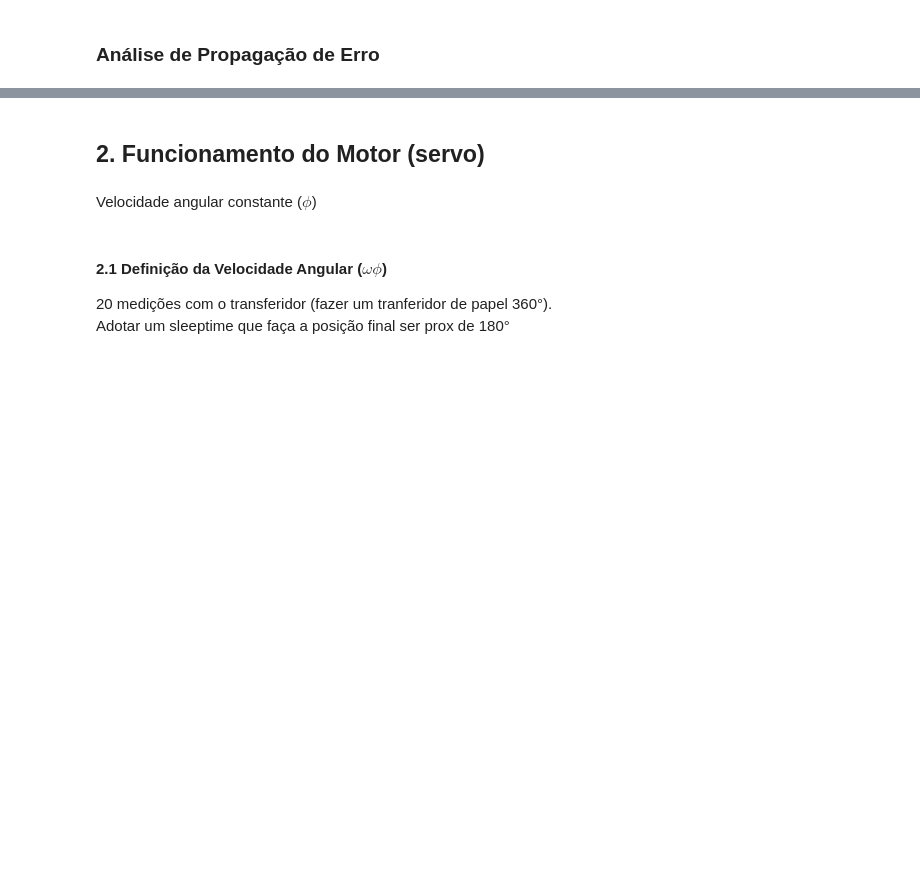
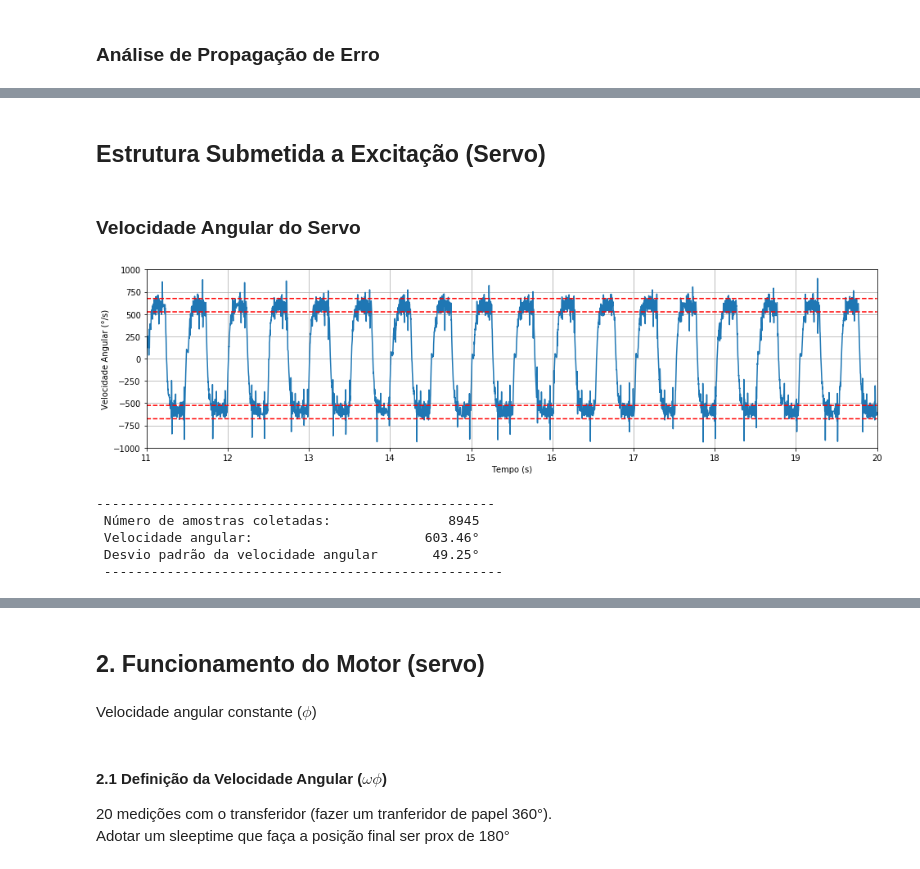
Before and after one commit to lucasborges-ec/FinalProject, a Jupyter notebook: FinalProject_v2.ipynb, the cells around one changed output, grey strips where cells are left out. Saved outputs shown, nothing was run; the diff lists cells and outputs as text; code cells hidden in the pictures; blank space fills up the shorter version.

```diff
--- a/FinalProject_v2.ipynb
+++ b/FinalProject_v2.ipynb
@@ -553,0 +677,67 @@ plt.grid(True)
+# %% [markdown]
+## Estrutura Submetida a Excitação (Servo)
+# %% [markdown]
+### Velocidade Angular do Servo
+# %%
+veloc_ang='leitura_excitador/2019-11-15__16-04-57'
+
+with gz.open(veloc_ang+'.csv.gz', 'rb') as target:
+    data =  np.genfromtxt(target,
+                          delimiter=',')
+    ti   =  data[1:,0] - data[1,0]
+
+a=MRPy.resampling(ti,(data[1:,1:])/32.8)
+
+az   = MRPy(a[0], a.fs)
+t    = a.t_axis()
+lim_s = (600+75)*np.ones(np.size(t))
+lim_i = (600-75)*np.ones(np.size(t))
+
+
+plt.figure(4, figsize=(16, 4), clear=True)
+plt.plot(t, az[0])
+plt.plot(t, lim_s, 'r--')
+plt.plot(t, lim_i, 'r--')
+plt.plot(t, -lim_s, 'r--')
+plt.plot(t, -lim_i, 'r--')
+
+plt.xlim(11, 20);  plt.xlabel('Tempo (s)')
+plt.ylim(-1000, 1000);
+plt.ylabel('Velocidade Angular (°/s)')
+
+plt.grid(True)
+
+
+plt.grid(True)
+# %% [output]
+[figure, added]
+# %%
+n=0
+for i in range (np.size(t)):
+    if az[0,i]>=600-75 or az[0,i]<=-600+75:
+        n+=1
+V=np.ones(n)
+n=0
+for i in range (np.size(t)):
+    if az[0,i]>=600-75:
+        V[n]=az[0,i]
+        n+=1
+    elif az[0,i]<=-600+75:
+        V[n]=-az[0,i]
+        n+=1
+
+
+mi_V = np.mean(V)
+sigma_V = np.std(V)
+
+print('---------------------------------------------------','\n',
+      'Número de amostras coletadas:              {0:5.0f}'.format(n),'\n',
+      'Velocidade angular:                      {0:5.2f}°'.format(mi_V),'\n',
+      'Desvio padrão da velocidade angular       {0:5.2f}°'.format(sigma_V),'\n',
+      '---------------------------------------------------')
+# %% [output]
+---------------------------------------------------
+ Número de amostras coletadas:               8945
+ Velocidade angular:                      603.46°
+ Desvio padrão da velocidade angular       49.25°
+ ---------------------------------------------------
```
Also changed, not shown: parts of 69 cells of this notebook, 47 other files.
